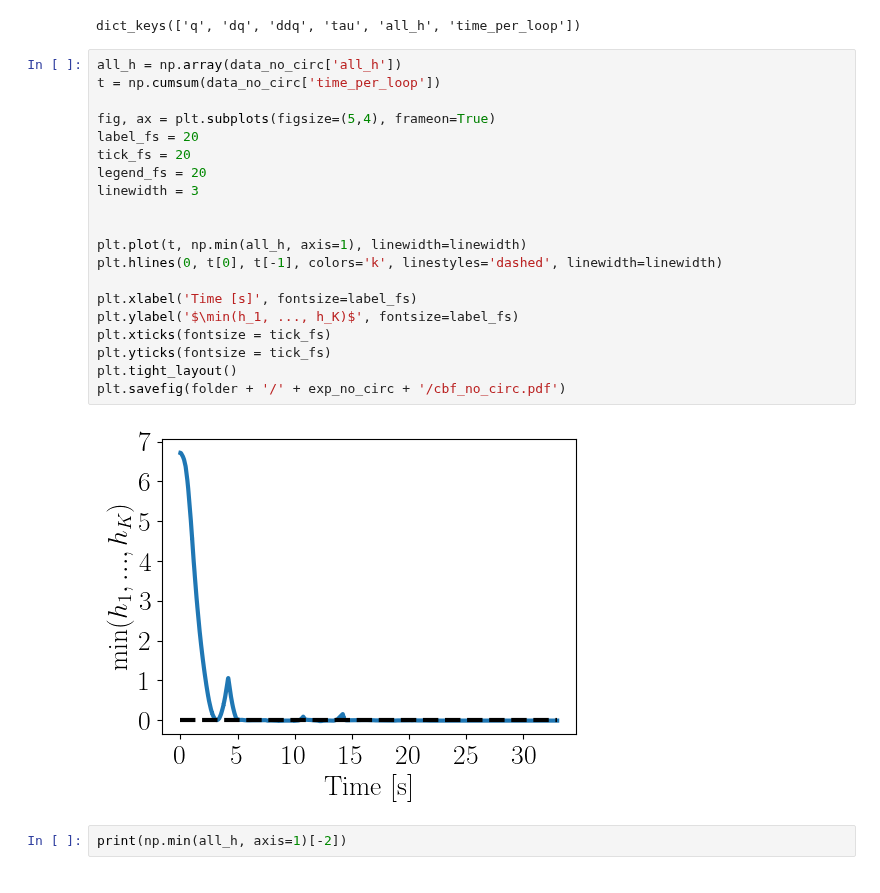
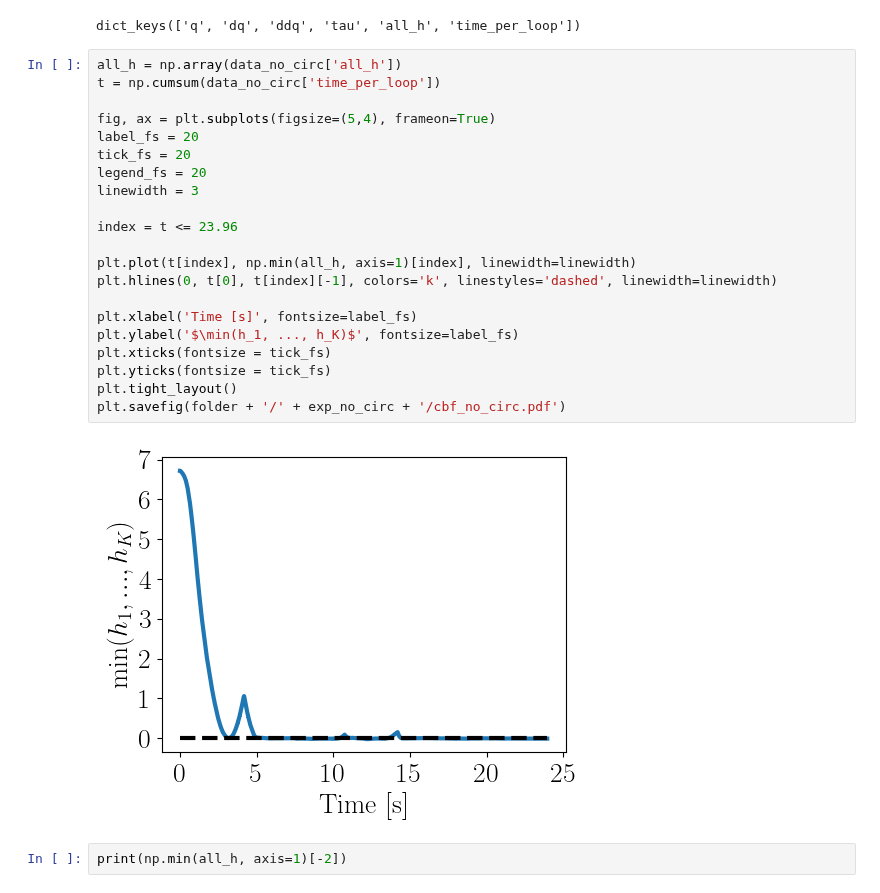
Before and after one commit to shiqingw/HOCBF-FR3-Experiments, a Jupyter notebook: exp1_visualization.ipynb, the cells around one changed output. Saved outputs shown, nothing was run; the diff lists cells and outputs as text.

```diff
--- a/exp1_visualization.ipynb
+++ b/exp1_visualization.ipynb
@@ -21,25 +21,26 @@ dict_keys(['q', 'dq', 'ddq', 'tau', 'all_h', 'time_per_loop'])
 # %%
 all_h = np.array(data_no_circ['all_h'])
 t = np.cumsum(data_no_circ['time_per_loop'])
 
 fig, ax = plt.subplots(figsize=(5,4), frameon=True)
 label_fs = 20
 tick_fs = 20
 legend_fs = 20
 linewidth = 3
 
+index = t <= 23.96
 
-plt.plot(t, np.min(all_h, axis=1), linewidth=linewidth)
-plt.hlines(0, t[0], t[-1], colors='k', linestyles='dashed', linewidth=linewidth)
+plt.plot(t[index], np.min(all_h, axis=1)[index], linewidth=linewidth)
+plt.hlines(0, t[0], t[index][-1], colors='k', linestyles='dashed', linewidth=linewidth)
 
 plt.xlabel('Time [s]', fontsize=label_fs)
 plt.ylabel('$\min(h_1, ..., h_K)$', fontsize=label_fs)
 plt.xticks(fontsize = tick_fs)
 plt.yticks(fontsize = tick_fs)
 plt.tight_layout()
 plt.savefig(folder + '/' + exp_no_circ + '/cbf_no_circ.pdf')
 # %% [output]
-[figure, old version]
+[figure, new version]
 # %%
 print(np.min(all_h, axis=1)[-2])
 # %% [output]
```
Also changed, not shown: parts of 2 cells of this notebook, 5 other files.
